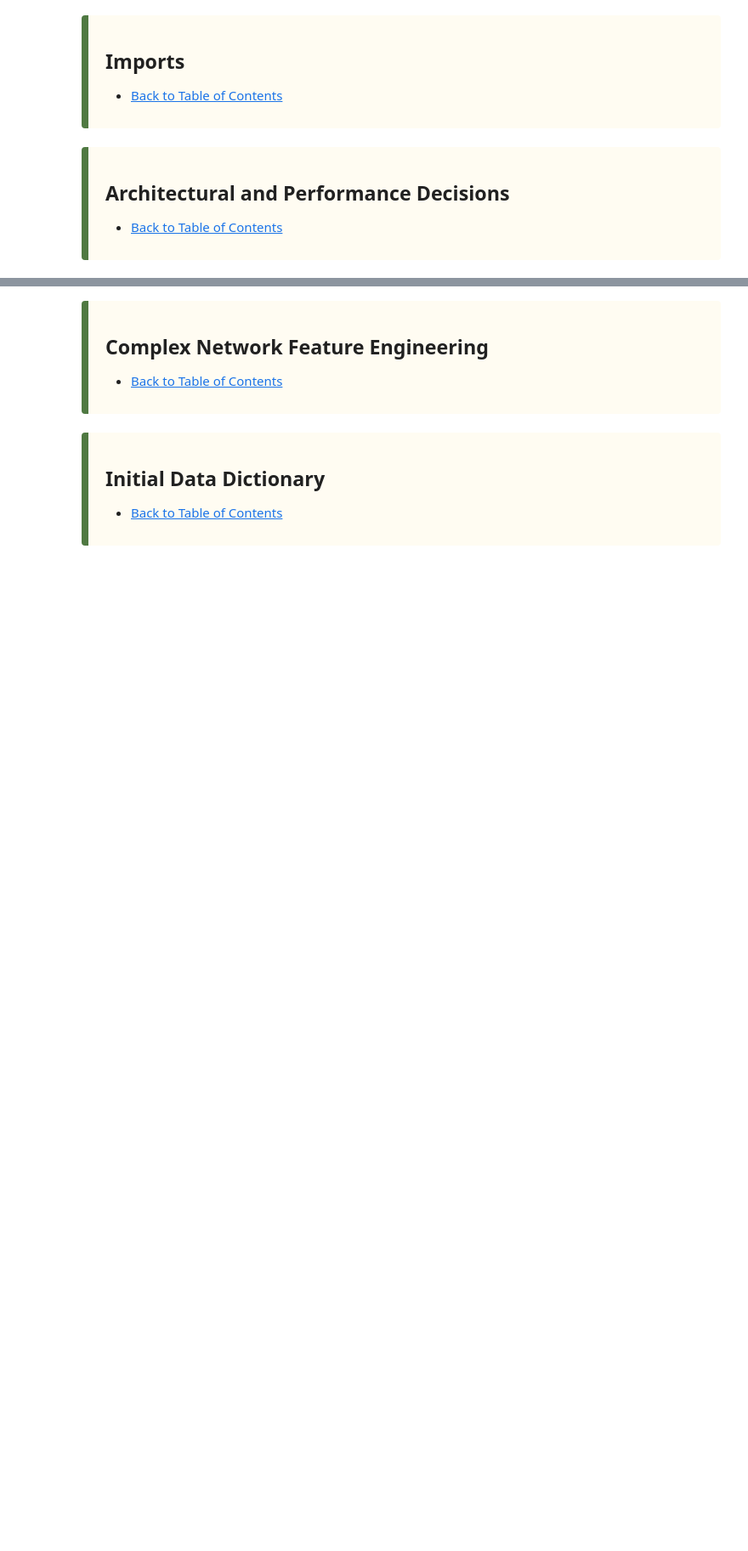
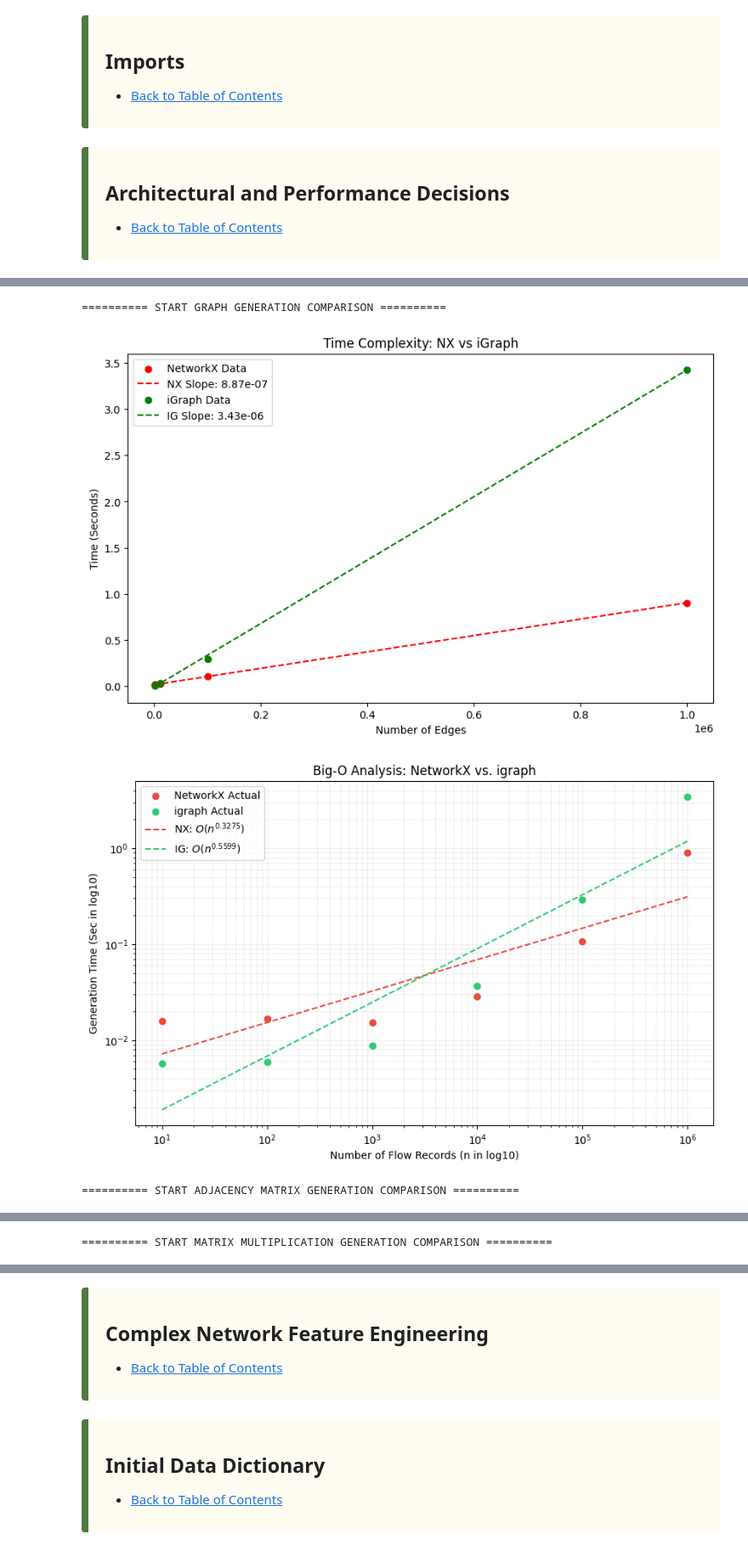
Before and after one commit to JaredWood-DU/COMP3703, a Jupyter notebook: final/explore_complex_networks.ipynb, the cells around one changed output, grey strips where cells are left out. Shown at 85% size. Cells and saved outputs as stored; diff of their text form; code cells hidden in the pictures; blank space fills up the shorter version.

```diff
--- a/final/explore_complex_networks.ipynb
+++ b/final/explore_complex_networks.ipynb
@@ -234,0 +144,8 @@ igraph Equation: y = 2.73e-06x + 0.02
+# %%
+# Visualize graph, adjacency matrix, and matrix multiplication generation timings
+eCN.batch_generate_timing(df)
+# %% [output]
+========== START GRAPH GENERATION COMPARISON ==========
+[figure, added]
+[figure, added]
+========== START ADJACENCY MATRIX GENERATION COMPARISON ==========
@@ -234,0 +154 @@ igraph Equation: y = 2.73e-06x + 0.02
+========== START MATRIX MULTIPLICATION GENERATION COMPARISON ==========
```
Also changed, not shown: parts of 11 cells of this notebook, 2 other files.
